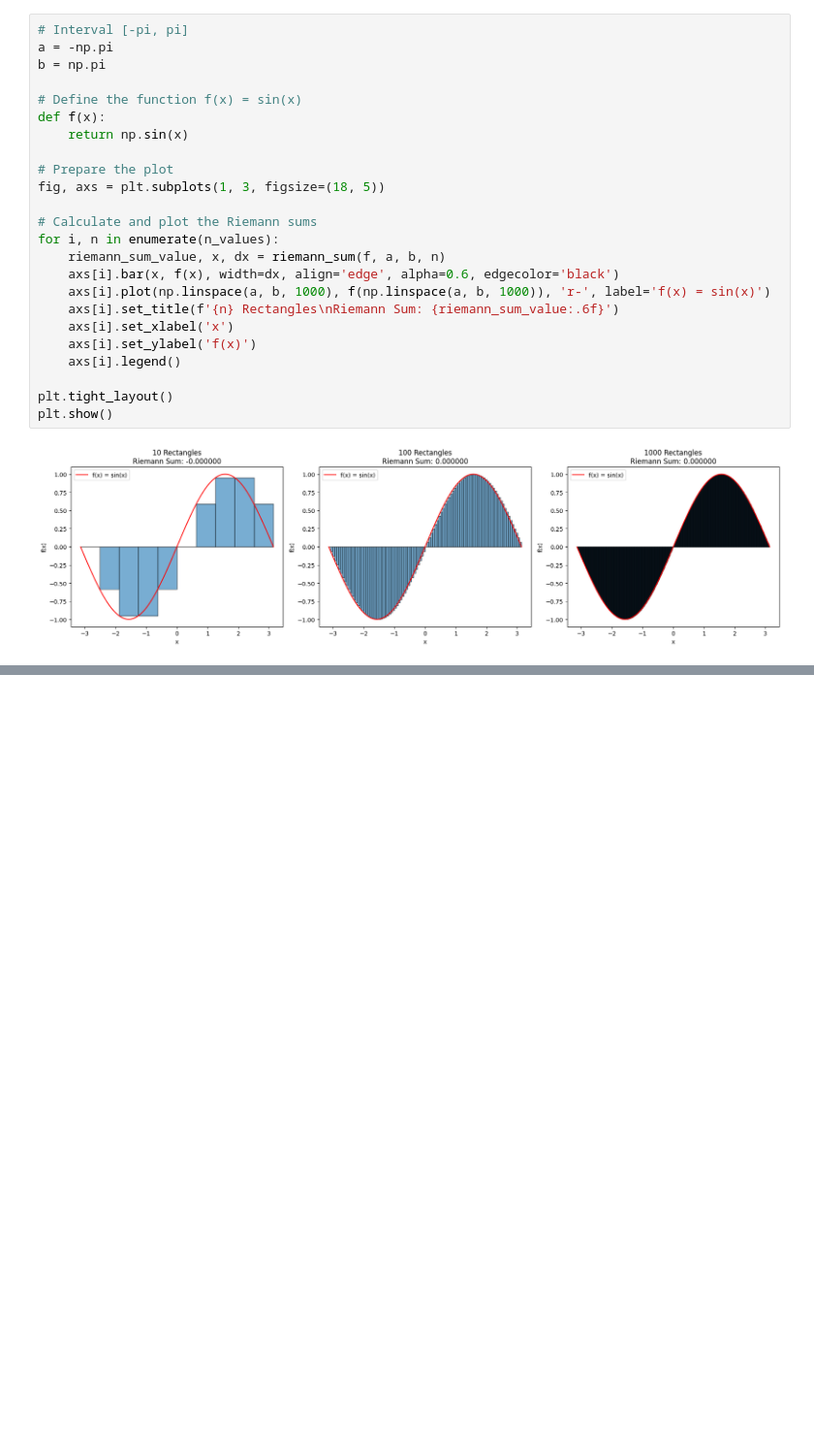
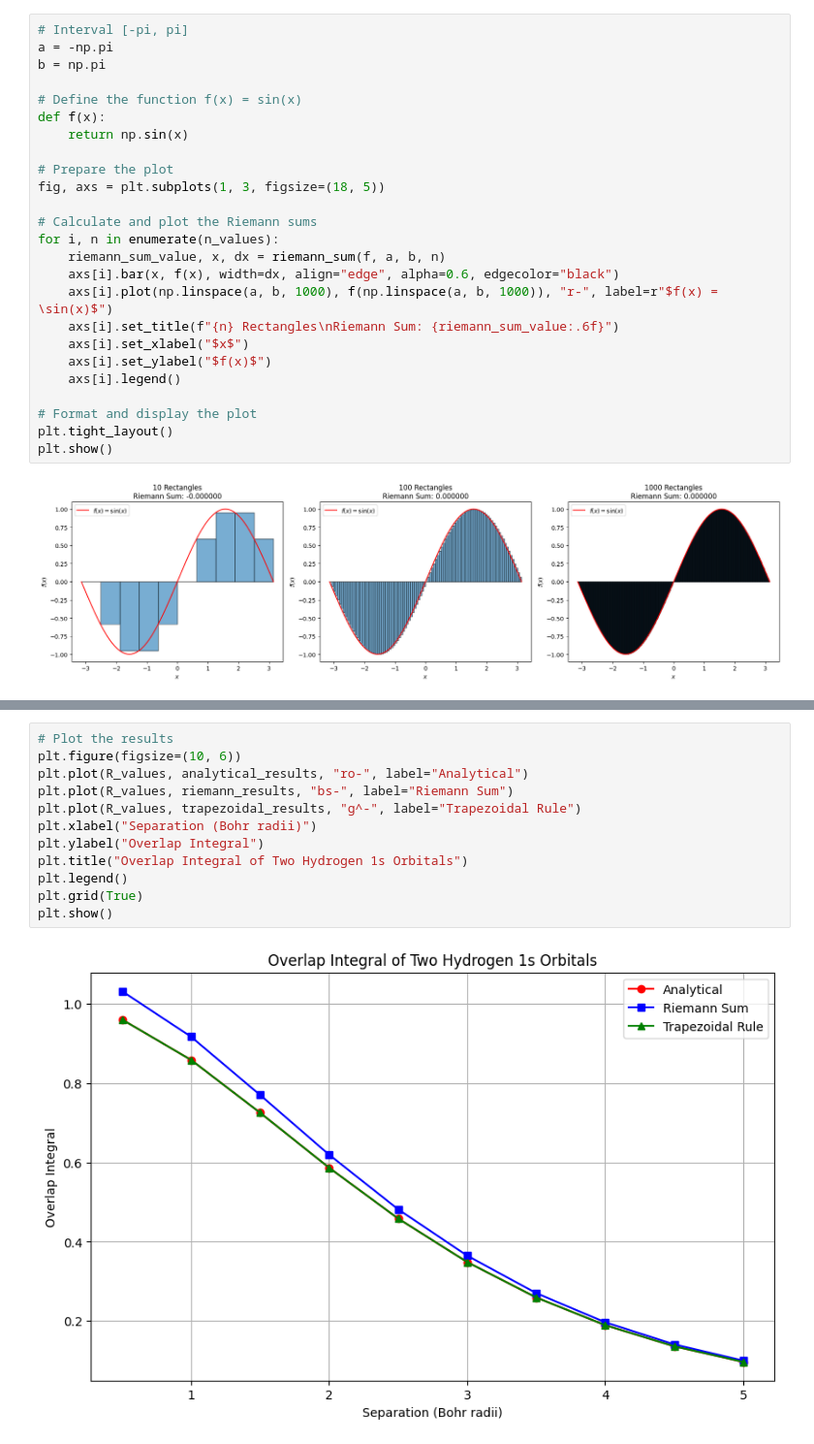
Before and after one commit to zzhenglab/comp-prob-solv, a Jupyter notebook: book/_build/jupyter_execute/lecture-05-integration.ipynb, the cells around one changed output, grey strips where cells are left out. Shown at 97% size. Saved outputs shown, nothing was run; the diff lists cells and outputs as text; blank space fills up the shorter version.

```diff
--- a/book/_build/jupyter_execute/lecture-05-integration.ipynb
+++ b/book/_build/jupyter_execute/lecture-05-integration.ipynb
@@ -101,13 +112,14 @@ fig, axs = plt.subplots(1, 3, figsize=(18, 5))
 # Calculate and plot the Riemann sums
 for i, n in enumerate(n_values):
     riemann_sum_value, x, dx = riemann_sum(f, a, b, n)
-    axs[i].bar(x, f(x), width=dx, align='edge', alpha=0.6, edgecolor='black')
-    axs[i].plot(np.linspace(a, b, 1000), f(np.linspace(a, b, 1000)), 'r-', label='f(x) = sin(x)')
-    axs[i].set_title(f'{n} Rectangles\nRiemann Sum: {riemann_sum_value:.6f}')
-    axs[i].set_xlabel('x')
-    axs[i].set_ylabel('f(x)')
+    axs[i].bar(x, f(x), width=dx, align="edge", alpha=0.6, edgecolor="black")
+    axs[i].plot(np.linspace(a, b, 1000), f(np.linspace(a, b, 1000)), "r-", label=r"$f(x) = \sin(x)$")
+    axs[i].set_title(f"{n} Rectangles\nRiemann Sum: {riemann_sum_value:.6f}")
+    axs[i].set_xlabel("$x$")
+    axs[i].set_ylabel("$f(x)$")
     axs[i].legend()
 
+# Format and display the plot
 plt.tight_layout()
 plt.show()
 # %% [output]
@@ -274 +335,15 @@ Separation: 5.00 a0 | Numerical: 0.096565 | Analytical: 0.096577
+# %%
+# Plot the results
+plt.figure(figsize=(10, 6))
+plt.plot(R_values, analytical_results, "ro-", label="Analytical")
+plt.plot(R_values, riemann_results, "bs-", label="Riemann Sum")
+plt.plot(R_values, trapezoidal_results, "g^-", label="Trapezoidal Rule")
+plt.xlabel("Separation (Bohr radii)")
+plt.ylabel("Overlap Integral")
+plt.title("Overlap Integral of Two Hydrogen 1s Orbitals")
+plt.legend()
+plt.grid(True)
+plt.show()
+# %% [output]
+[figure, added]
 # %% [markdown]
```
Also changed, not shown: parts of 14 cells of this notebook, 41 other files.
